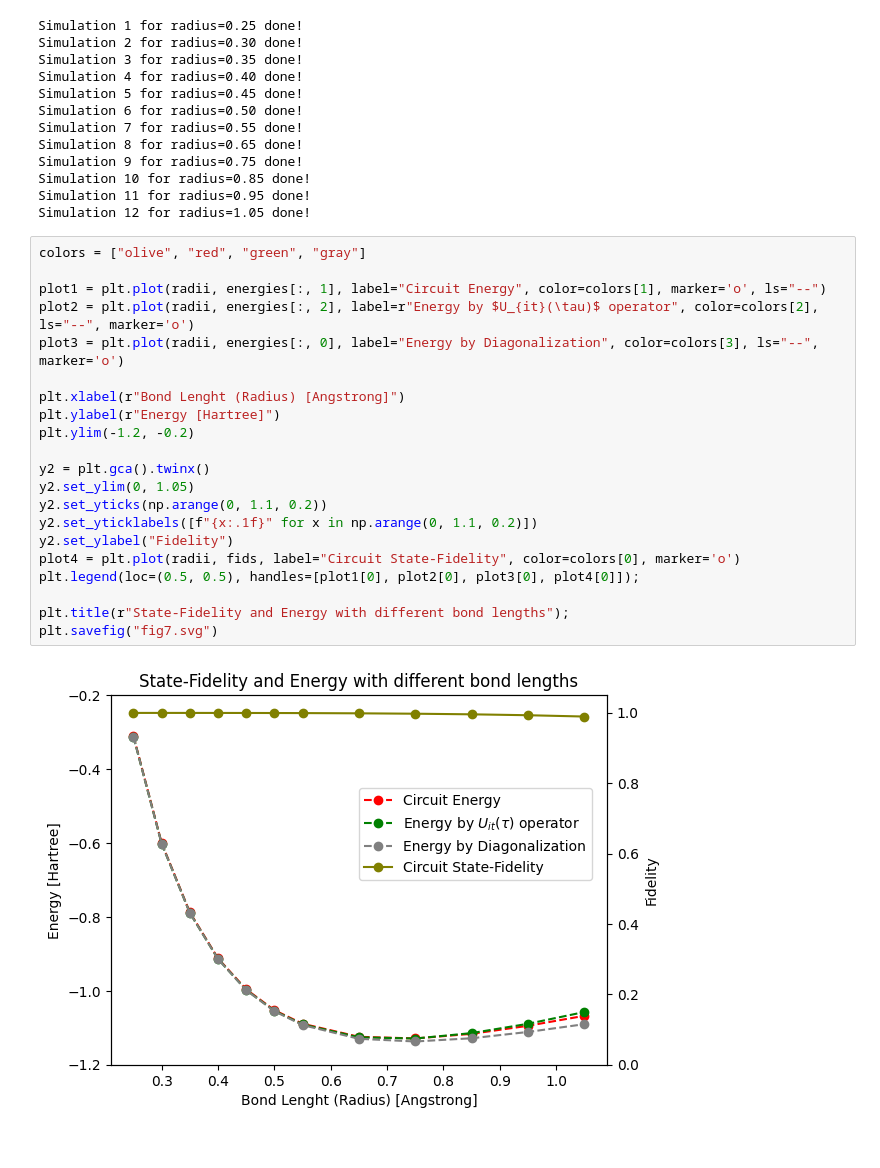
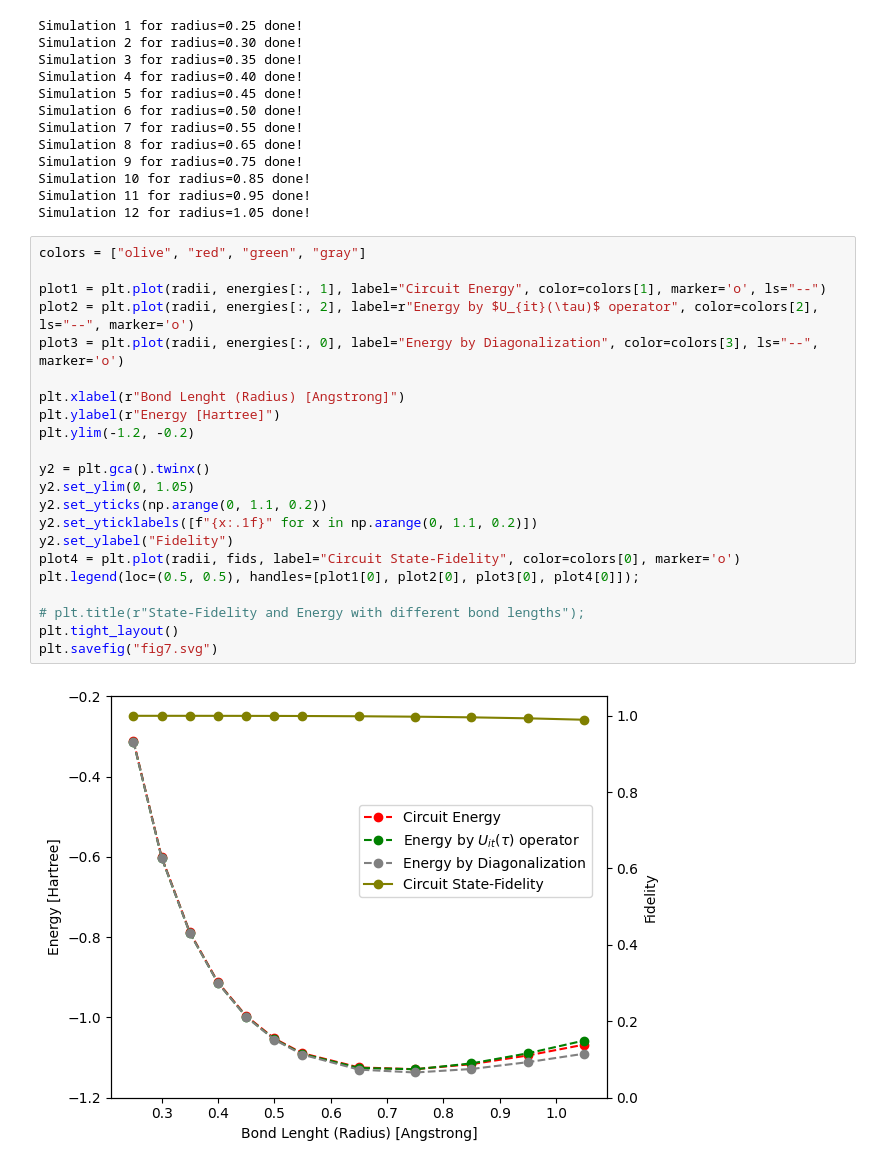
Before and after one commit to GiovanniZago/ImaginaryTimeEvolution, a Jupyter notebook: project/graph_makers/fig7.ipynb, the cells around one changed output. Saved outputs shown, nothing was run; the diff lists cells and outputs as text.

```diff
--- a/project/graph_makers/fig7.ipynb
+++ b/project/graph_makers/fig7.ipynb
@@ -49,23 +49,24 @@ Simulation 12 for radius=1.05 done!
 # %%
 colors = ["olive", "red", "green", "gray"]
 
 plot1 = plt.plot(radii, energies[:, 1], label="Circuit Energy", color=colors[1], marker='o', ls="--")
 plot2 = plt.plot(radii, energies[:, 2], label=r"Energy by $U_{it}(\tau)$ operator", color=colors[2], ls="--", marker='o')
 plot3 = plt.plot(radii, energies[:, 0], label="Energy by Diagonalization", color=colors[3], ls="--", marker='o')
 
 plt.xlabel(r"Bond Lenght (Radius) [Angstrong]")
 plt.ylabel(r"Energy [Hartree]")
 plt.ylim(-1.2, -0.2)
 
 y2 = plt.gca().twinx()
 y2.set_ylim(0, 1.05)
 y2.set_yticks(np.arange(0, 1.1, 0.2))
 y2.set_yticklabels([f"{x:.1f}" for x in np.arange(0, 1.1, 0.2)])
 y2.set_ylabel("Fidelity")
 plot4 = plt.plot(radii, fids, label="Circuit State-Fidelity", color=colors[0], marker='o')
 plt.legend(loc=(0.5, 0.5), handles=[plot1[0], plot2[0], plot3[0], plot4[0]]);
 
-plt.title(r"State-Fidelity and Energy with different bond lengths");
+# plt.title(r"State-Fidelity and Energy with different bond lengths");
+plt.tight_layout()
 plt.savefig("fig7.svg")
 # %% [output]
-[figure, old version]
+[figure, new version]
```
Also changed, not shown: parts of 1 cell of this notebook, 9 other files.
